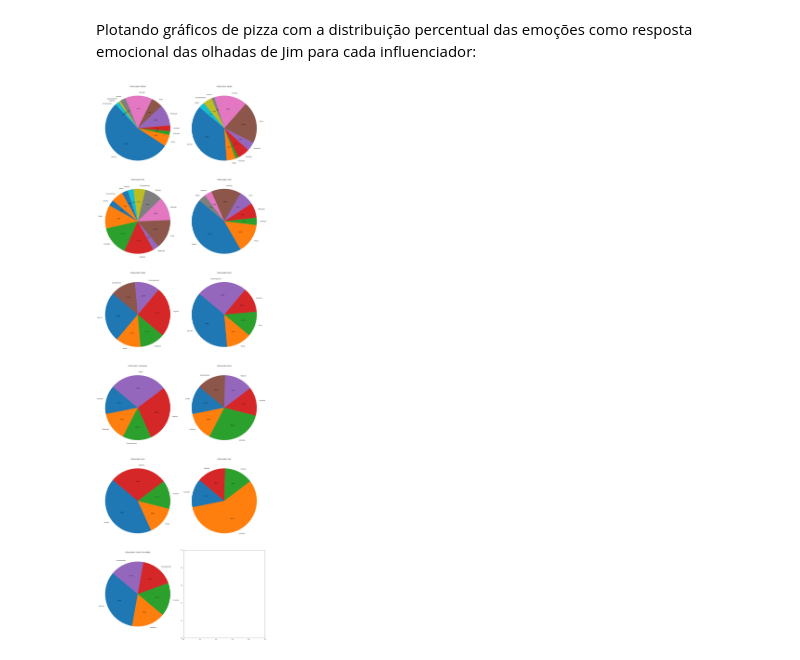
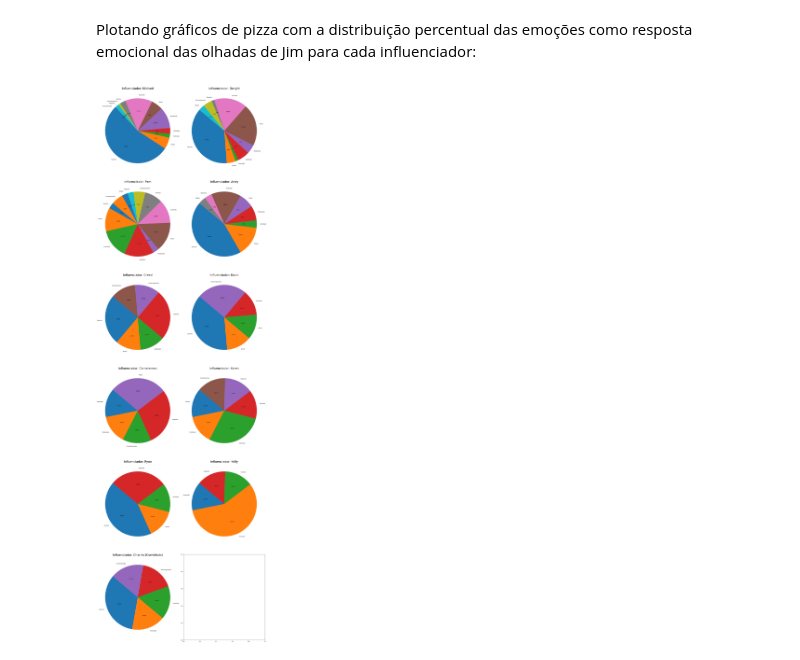
Before and after one commit to marinasbrum/ExploringNonverbalCommunication, a Jupyter notebook: Emotional_Responses_Analysis.ipynb, the cells around one changed output. Saved outputs shown, nothing was run; the diff lists cells and outputs as text; code cells hidden in the pictures.

```diff
--- a/Emotional_Responses_Analysis.ipynb
+++ b/Emotional_Responses_Analysis.ipynb
@@ -100,29 +100,30 @@ Plotando gráficos de pizza com a distribuição percentual das emoções como r
 # %%
 reverse = reverse.sort_values(by='Count', ascending=False)
 responses = teste['Emotional_Responses'].str.strip().unique()
 for response in responses:
     counts = teste[teste['Emotional_Responses'].str.strip() == response]['Influencer'].value_counts()
     reverse[response] = reverse['Influencer'].map(counts).fillna(0).astype(int)
     reverse[f'{response}_percentage'] = (reverse[response] / reverse['Count']) * 100
 
-reverse = reverse[reverse['Count'] >= 5]
+least_influencers = reverse[reverse['Count'] <= 5]
+reverse = reverse[reverse['Count'] > 5]                                                 # Verificar a possibilidade de aumentar pra 10
 fig, axes = plt.subplots(nrows = (len(reverse) + 1) // 2, ncols = 2, figsize=(20,65))
 
 for idx, influencer_row in enumerate(reverse.iterrows()):
     row_idx = idx // 2
     col_idx = idx % 2
     ax = axes[row_idx, col_idx]
     filtered_responses = [response for response in responses if influencer_row[1][response] > 0]
     percentages = influencer_row[1][[f'{response}_percentage' for response in filtered_responses]].tolist()
     labels = filtered_responses
 
     if filtered_responses:
         ax.pie(percentages, labels = labels, autopct = '%1.1f%%', startangle = 140)
-        ax.set_title(f'\nInfluenciador: {influencer_row[1]["Influencer"]}')
+        ax.set_title(f'\nInfluenciador: {influencer_row[1]["Influencer"]}', fontsize = 24)
         #ax.legend(loc = 'best', bbox_to_anchor=(1.2, 1.1))
 
 fig.subplots_adjust(wspace = 0.5, hspace = 0.5)
 plt.tight_layout()
 plt.show()
 # %% [output]
-[figure, old version]
+[figure, new version]
```
Also changed, not shown: parts of 3 cells of this notebook.
